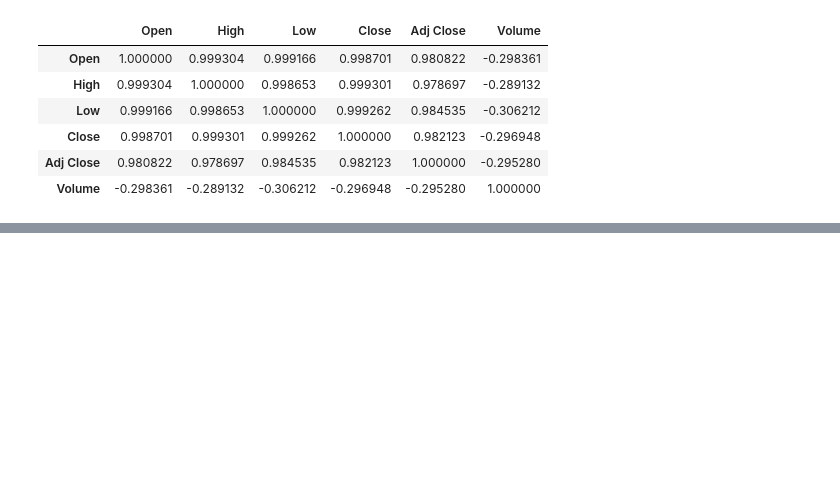
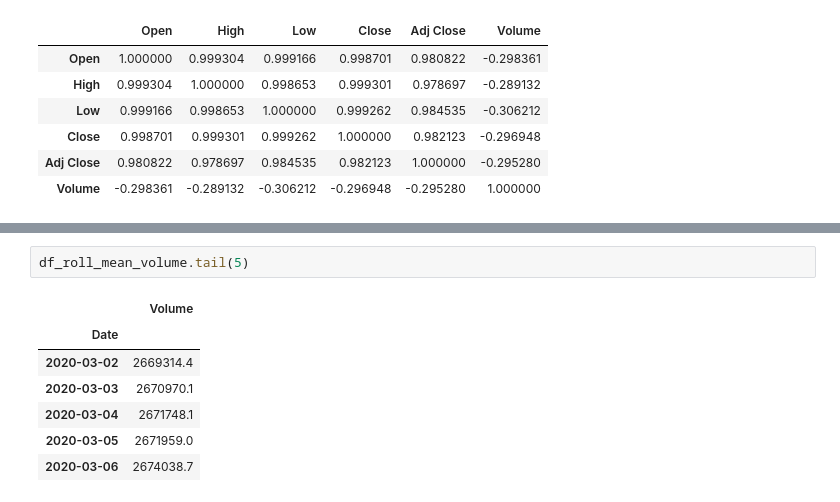
Before and after one commit to cohensaeb/AIDI_1002_Labs, a Jupyter notebook: week_2/AIDI_1002_Week_2_Lab_2.ipynb, the cells around one changed output, grey strips where cells are left out. Drawn from its saved outputs; the diff is of its cells as text; blank space fills up the shorter version.

```diff
--- a/week_2/AIDI_1002_Week_2_Lab_2.ipynb
+++ b/week_2/AIDI_1002_Week_2_Lab_2.ipynb
@@ -400,0 +403,10 @@ rolling_mean
+# %%
+df_roll_mean_volume.tail(5)
+# %% [output]
+|  | Volume |
+| Date |  |
+| 2020-03-02 | 2669314.4 |
+| 2020-03-03 | 2670970.1 |
+| 2020-03-04 | 2671748.1 |
+| 2020-03-05 | 2671959.0 |
+| 2020-03-06 | 2674038.7 |
```
Also changed, not shown: parts of 10 cells of this notebook.
